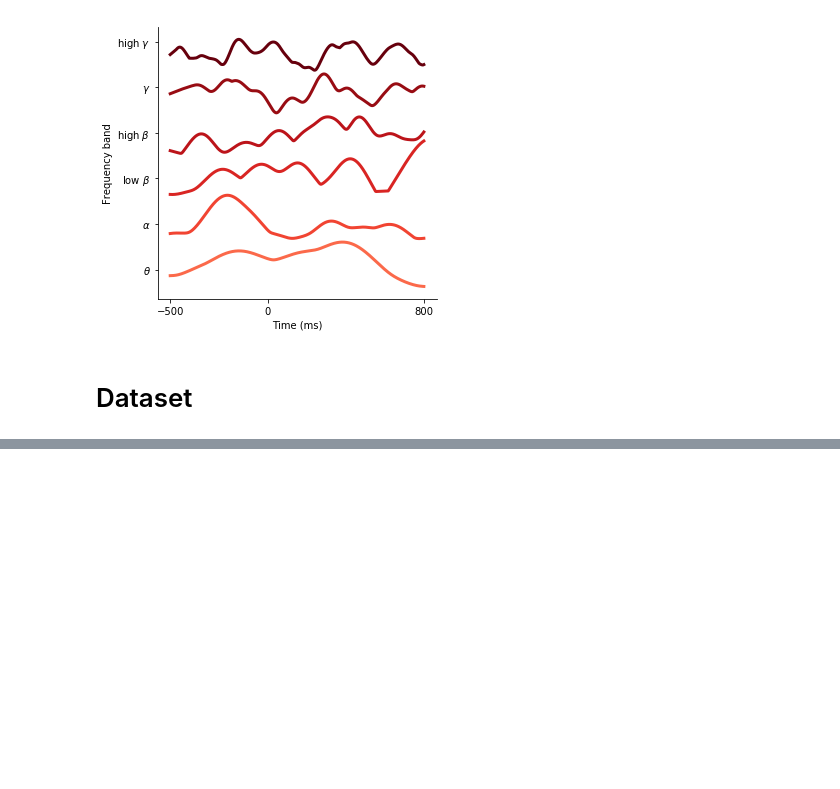
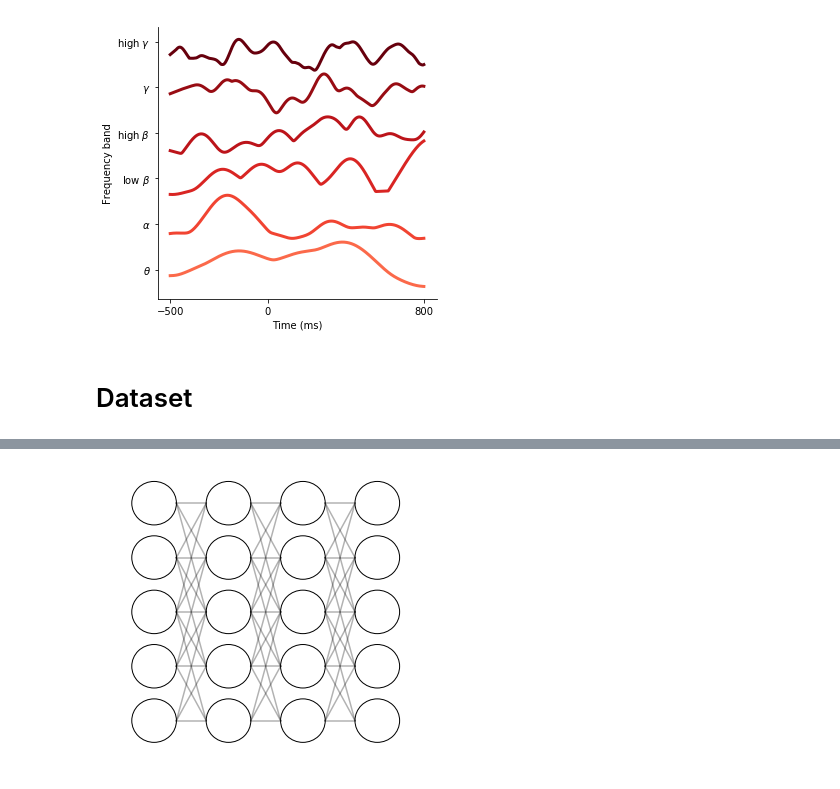
Before and after one commit to BouchardLab/cv_paper_plots, a Jupyter notebook: pipeline/pipeline_figure.ipynb, the cells around one changed output, grey strips where cells are left out. Drawn from its saved outputs; the diff is of its cells as text; code cells hidden in the pictures; blank space fills up the shorter version.

```diff
--- a/pipeline/pipeline_figure.ipynb
+++ b/pipeline/pipeline_figure.ipynb
@@ -162,0 +178,26 @@ def plot_datapoint(data, ax):
+# %%
+def plot_network(n_nodes, n_layers, ax):
+    xs = np.linspace(.1, .9, n_layers)
+    ys = np.linspace(.1, .9, n_nodes)
+    r = min((.9 - .1) / (2 * n_nodes), (.9 - .1) / (2 * n_layers))
+    alpha = .3
+    for y1 in ys:
+        for y2 in ys:
+            if abs(y2 - y1) < .5:
+                for ii, x1 in enumerate(xs[:-1]):
+                    x2 = xs[ii + 1]
+                    ax.plot([x1 + r, x2 - r], [y1, y2], 'k', alpha=alpha)
+    for y in np.linspace(.1, .9, n_nodes):
+        for x in xs:
+            ax.add_artist(Circle((x , y), r, fill=False))
+    ax.set_xlim(0, 1)
+    ax.set_ylim(0, 1)
+    ax.axis('off')
+# %%
+plt.close()
+figsize = (5, 5)
+f, ax = plt.subplots(1, figsize=figsize)
+plot_network(5, 4, ax)
+#plt.savefig('/home/jesse/Downloads/bands.pdf')
+# %% [output]
+[figure, added]
```
Also changed, not shown: parts of 4 cells of this notebook.
